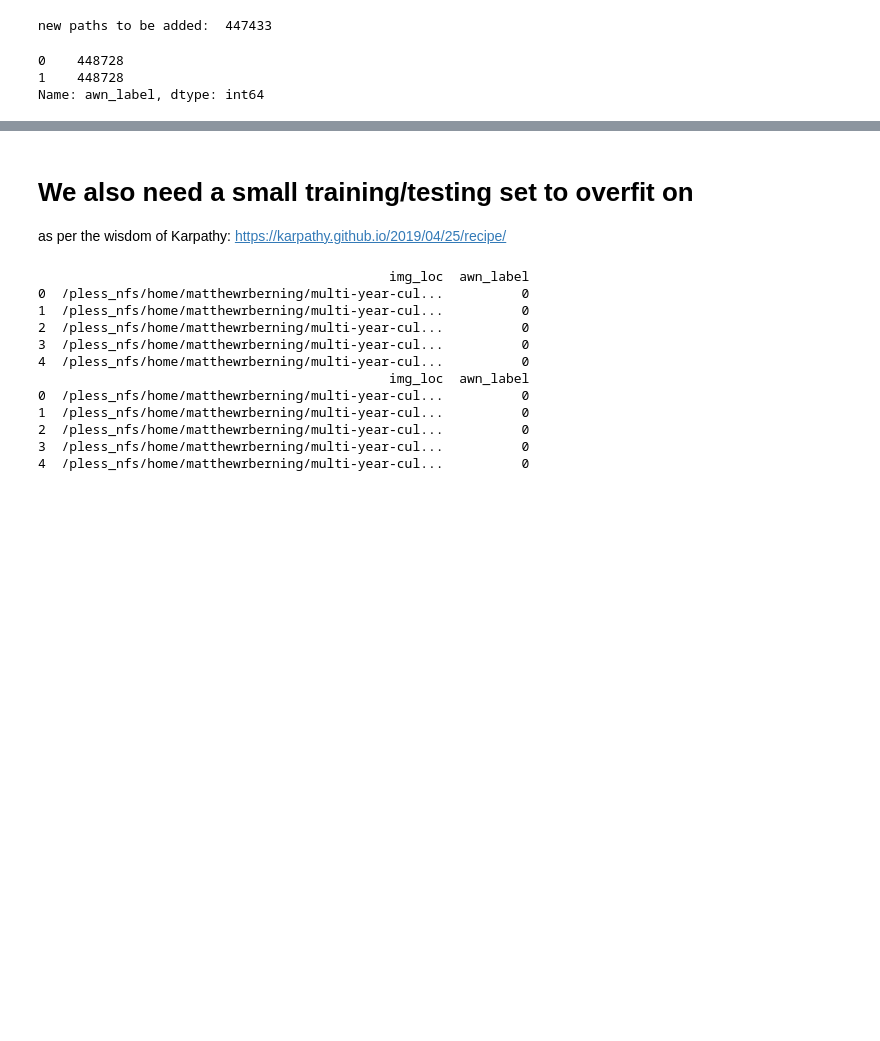
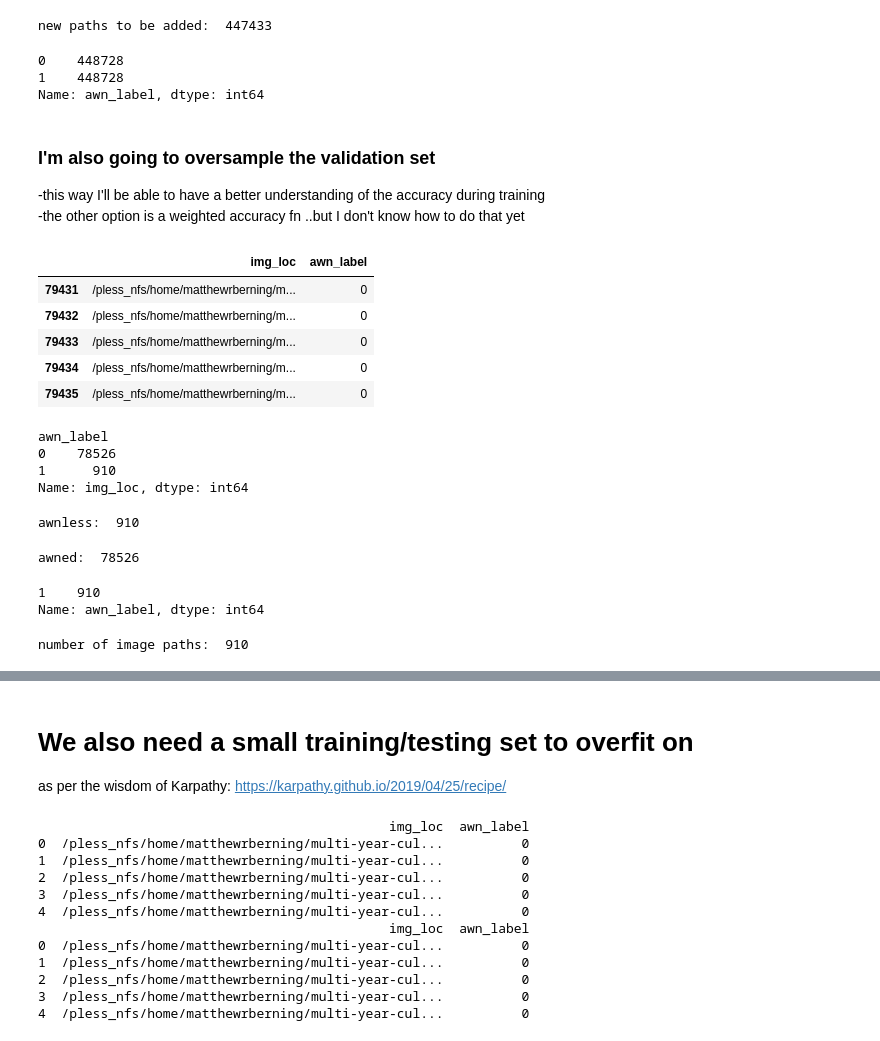
Before and after one commit to matthewrberning/wheat-awn-classification-multiyear, a Jupyter notebook: data/data_structure.ipynb, the cells around one changed output, grey strips where cells are left out. Cells and saved outputs as stored; diff of their text form; code cells hidden in the pictures; blank space fills up the shorter version.

Commit message:
updates to notebooks for model eval and dataset structure for oversampling val set and bugs with normalization

```diff
--- a/data/data_structure.ipynb
+++ b/data/data_structure.ipynb
@@ -723,3 +723,56 @@ Name: awn_label, dtype: int64
 # %%
 #save to disk
 upsampled_df.to_csv('/pless_nfs/home/matthewrberning/wheat-awn-classification-multiyear/data/2019_train_awns_oversampled.csv', index=False)
+# %% [markdown]
+### I'm also going to oversample the validation set
+-this way I'll be able to have a better understanding of the accuracy during training<br/>-the other option is a weighted accuracy fn ..but I don't know how to do that yet
+# %%
+#load the training set from csv
+val_df = pd.read_csv('/pless_nfs/home/matthewrberning/wheat-awn-classification-multiyear/data/2019_val_awns.csv')
+val_df.tail()
+# %% [output]
+|  | img_loc | awn_label |
+| 79431 | /pless_nfs/home/matthewrberning/m... | 0 |
+| 79432 | /pless_nfs/home/matthewrberning/m... | 0 |
+| 79433 | /pless_nfs/home/matthewrberning/m... | 0 |
+| 79434 | /pless_nfs/home/matthewrberning/m... | 0 |
+| 79435 | /pless_nfs/home/matthewrberning/m... | 0 |
+# %%
+#verify the dataset is imballanced
+val_label_gb = val_df.groupby("awn_label")["img_loc"].nunique()
+val_label_gb
+# %% [output]
+awn_label
+0    78526
+1      910
+Name: img_loc, dtype: int64
+# %%
+#collect the number of rows with the awnless label '1'
+val_awnless_num = val_label_gb.loc[1]
+print("awnless: ", val_awnless_num)
+# %% [output]
+awnless:  910
+# %%
+#collect the number of rows with the awned label '0'
+val_awned_num = val_label_gb.loc[0]
+print("awned: ", val_awned_num)
+# %% [output]
+awned:  78526
+# %%
+#collect only the awnless rows
+val_awnless_df = val_df[val_df["awn_label"] == 1]
+
+#verify we have the right number
+val_awnless_df['awn_label'].value_counts()
+# %% [output]
+1    910
+Name: awn_label, dtype: int64
+# %%
+#put all the image locations for all the awnless datapoints into a list
+val_awnless_img_locs = val_awnless_df["img_loc"].to_list()
+
+val_num_awn_img_pths = len(val_awnless_img_locs)
+
+print("number of image paths: ",val_num_awn_img_pths)
+# %% [output]
+number of image paths:  910
```
Also changed, not shown: parts of 17 cells of this notebook, 2 other files.
